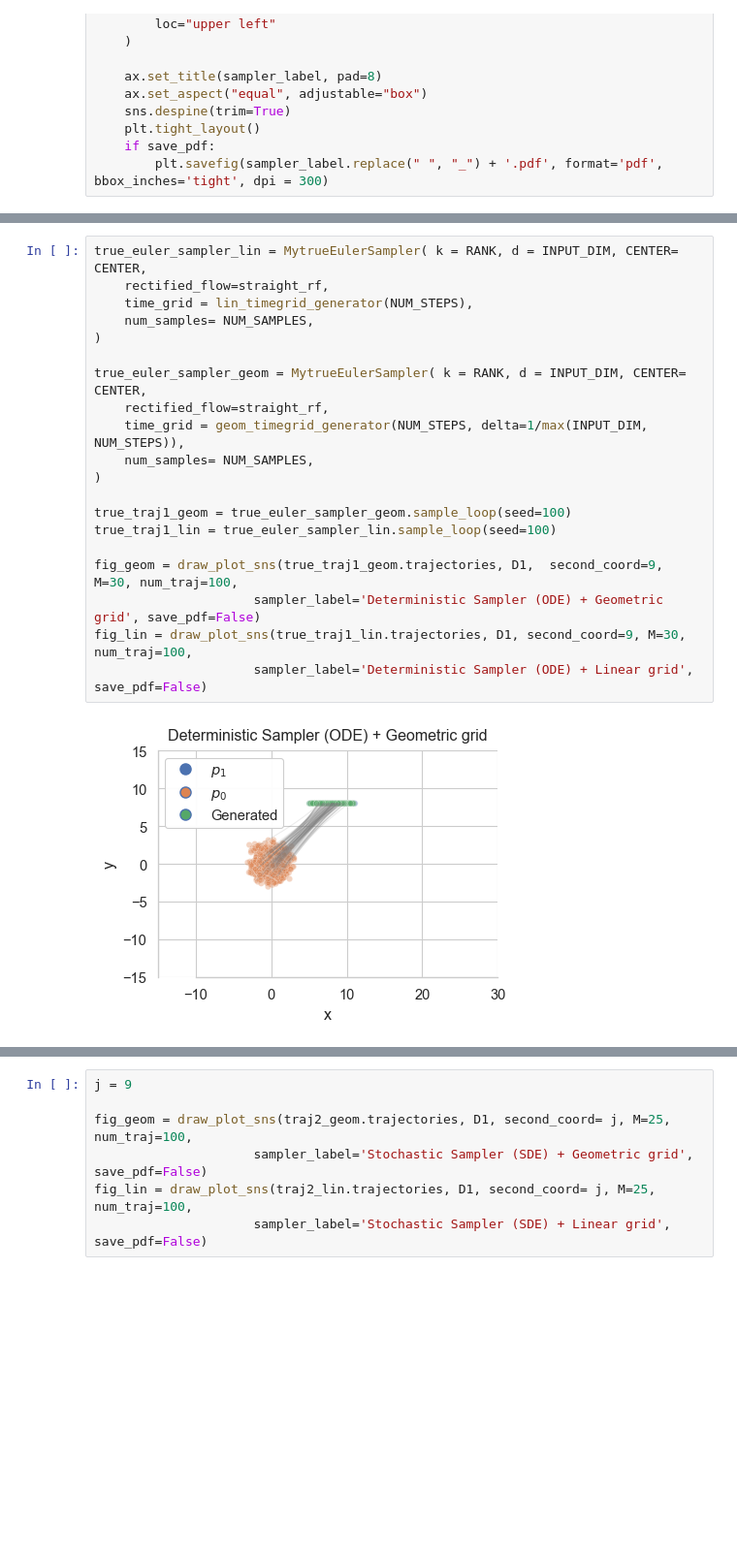
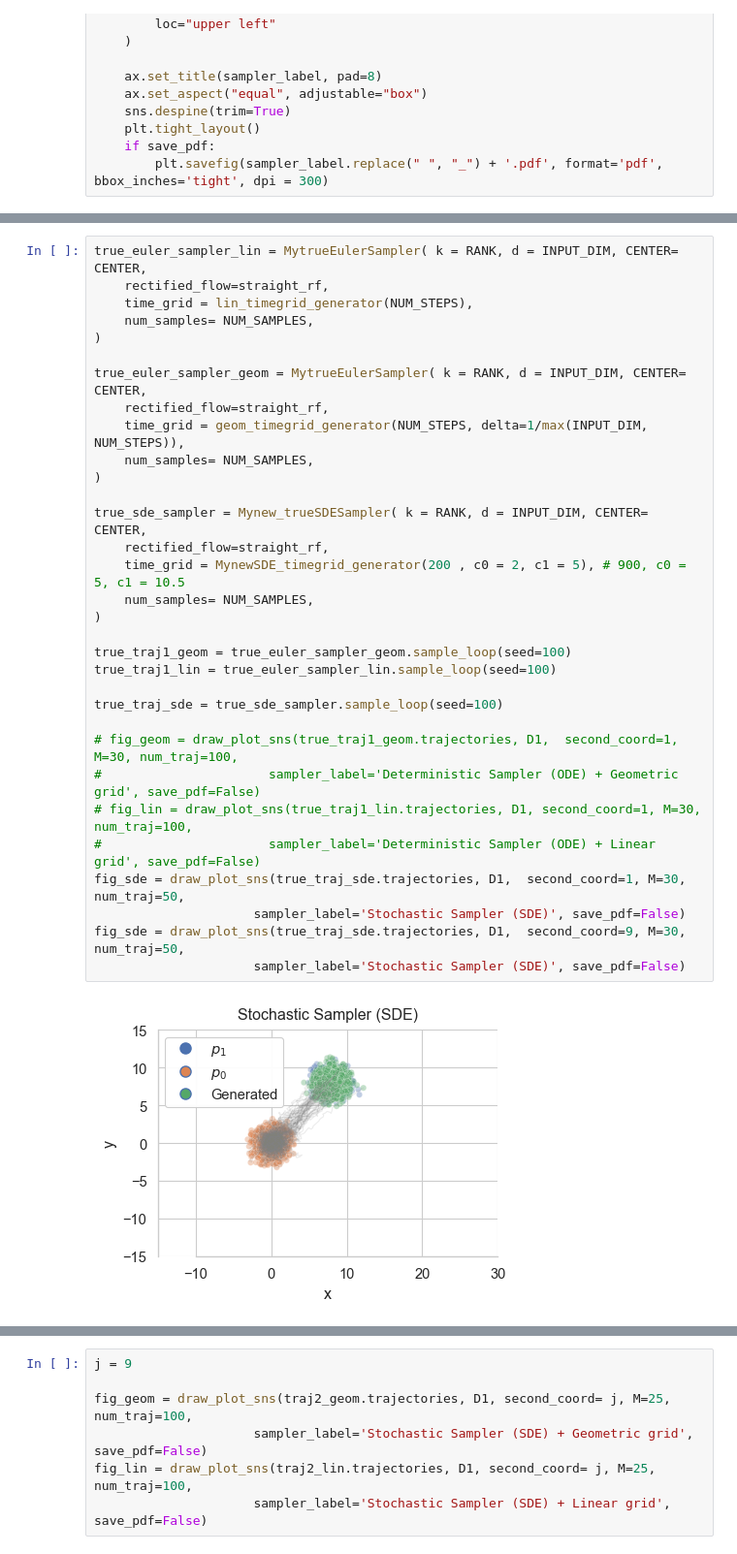
Before and after one commit to roysaptaumich/Low-dim-RF, a Jupyter notebook: low_rank_Gaussian_experiments.ipynb, the cells around one changed output, grey strips where cells are left out. Shown at 97% size. Saved outputs shown, nothing was run; the diff lists cells and outputs as text; blank space fills up the shorter version.

Commit message:
corrected sde sampler coefficients

```diff
--- a/low_rank_Gaussian_experiments.ipynb
+++ b/low_rank_Gaussian_experiments.ipynb
@@ -266,22 +246,34 @@ fig_lin = draw_plot_sns(traj1_lin.trajectories, D1, second_coord= j, M=25, num_t
 # %%
 true_euler_sampler_lin = MytrueEulerSampler( k = RANK, d = INPUT_DIM, CENTER= CENTER,
     rectified_flow=straight_rf,
     time_grid = lin_timegrid_generator(NUM_STEPS),
     num_samples= NUM_SAMPLES,
 )
 
 true_euler_sampler_geom = MytrueEulerSampler( k = RANK, d = INPUT_DIM, CENTER= CENTER,
     rectified_flow=straight_rf,
     time_grid = geom_timegrid_generator(NUM_STEPS, delta=1/max(INPUT_DIM, NUM_STEPS)),
     num_samples= NUM_SAMPLES,
 )
 
+true_sde_sampler = Mynew_trueSDESampler( k = RANK, d = INPUT_DIM, CENTER= CENTER,
+    rectified_flow=straight_rf,
+    time_grid = MynewSDE_timegrid_generator(200 , c0 = 2, c1 = 5), # 900, c0 = 5, c1 = 10.5
+    num_samples= NUM_SAMPLES,
+)
+
 true_traj1_geom = true_euler_sampler_geom.sample_loop(seed=100)
 true_traj1_lin = true_euler_sampler_lin.sample_loop(seed=100)
 
-fig_geom = draw_plot_sns(true_traj1_geom.trajectories, D1,  second_coord=9, M=30, num_traj=100,
-                     sampler_label='Deterministic Sampler (ODE) + Geometric grid', save_pdf=False)
-fig_lin = draw_plot_sns(true_traj1_lin.trajectories, D1, second_coord=9, M=30, num_traj=100,
-                     sampler_label='Deterministic Sampler (ODE) + Linear grid', save_pdf=False)
+true_traj_sde = true_sde_sampler.sample_loop(seed=100)
+
+# fig_geom = draw_plot_sns(true_traj1_geom.trajectories, D1,  second_coord=1, M=30, num_traj=100,
+#                      sampler_label='Deterministic Sampler (ODE) + Geometric grid', save_pdf=False)
+# fig_lin = draw_plot_sns(true_traj1_lin.trajectories, D1, second_coord=1, M=30, num_traj=100,
+#                      sampler_label='Deterministic Sampler (ODE) + Linear grid', save_pdf=False)
+fig_sde = draw_plot_sns(true_traj_sde.trajectories, D1,  second_coord=1, M=30, num_traj=50,
+                     sampler_label='Stochastic Sampler (SDE)', save_pdf=False)
+fig_sde = draw_plot_sns(true_traj_sde.trajectories, D1,  second_coord=9, M=30, num_traj=50,
+                     sampler_label='Stochastic Sampler (SDE)', save_pdf=False)
 # %% [output]
-[figure, old version]
+[figure, new version]
```
Also changed, not shown: parts of 13 cells of this notebook, 3 other files.
